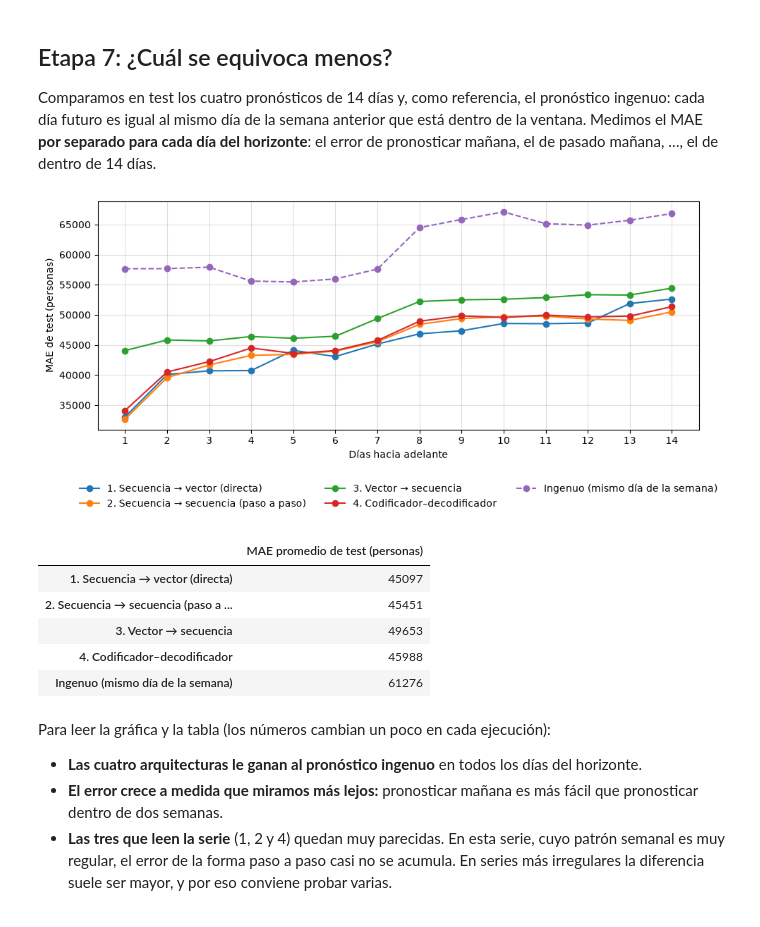
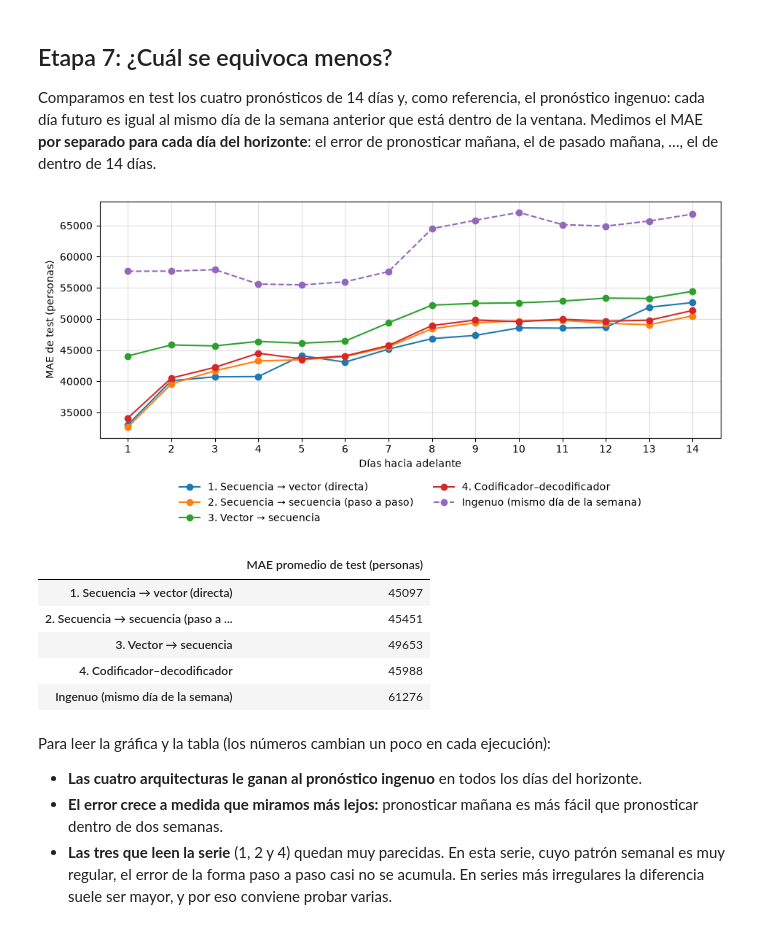
Before and after one commit to omarcastano/deeplearning-javeriana-site, a Jupyter notebook: modulo_2/unidad_2/3_experiencia/nueva/4_Script2_M2_U2_arquitecturas_pytorch.ipynb, the cells around one changed output. Saved outputs shown, nothing was run; the diff lists cells and outputs as text; code cells hidden in the pictures.

```diff
--- a/modulo_2/unidad_2/3_experiencia/nueva/4_Script2_M2_U2_arquitecturas_pytorch.ipynb
+++ b/modulo_2/unidad_2/3_experiencia/nueva/4_Script2_M2_U2_arquitecturas_pytorch.ipynb
@@ -659,28 +600,29 @@ Comparamos en test los cuatro pronósticos de 14 días y, como referencia, el pr
 # %%
 # Ingenuo: el día h se pronostica con el mismo día de la semana dentro de la última semana de la ventana
 Y_naive = torch.stack([X_test[:, -7 + (h % 7), 0] for h in range(horizon)], dim=1)
 
 forecasts = {
     "1. Secuencia → vector (directa)": Y_seq_to_vector,
     "2. Secuencia → secuencia (paso a paso)": Y_step_by_step,
     "3. Vector → secuencia": Y_vector_to_seq,
     "4. Codificador–decodificador": Y_encoder_decoder,
     "Ingenuo (mismo día de la semana)": Y_naive,
 }
 days = np.arange(1, horizon + 1)
 fig, ax = plt.subplots(figsize=(11, 4.2))
 summary = {}
 for name, Y_pred in forecasts.items():
     errors = ((Y_pred - Y_test).abs().mean(dim=0) * scale).numpy()
     summary[name] = errors.mean()
     ax.plot(days, errors, marker="o", ls="--" if name.startswith("Ingenuo") else "-", label=name)
 ax.set_xlabel("Días hacia adelante"); ax.set_ylabel("MAE de test (personas)")
-ax.set_xticks(days); ax.grid(alpha=0.4); legend_below(ax)
+ax.set_xticks(days); ax.grid(alpha=0.4)
+ax.legend(loc="upper center", bbox_to_anchor=(0.5, -0.15), ncol=2, frameon=False)
 plt.show()
 
 pd.Series(summary, name="MAE promedio de test (personas)").round().astype(int).to_frame()
 # %% [output]
-[figure, old version]
+[figure, new version]
 |  | MAE promedio de test (personas) |
 | 1. Secuencia → vector (directa) | 45097 |
 | 2. Secuencia → secuencia (paso a ... | 45451 |
```
Also changed, not shown: parts of 19 cells of this notebook, 6 other files.
